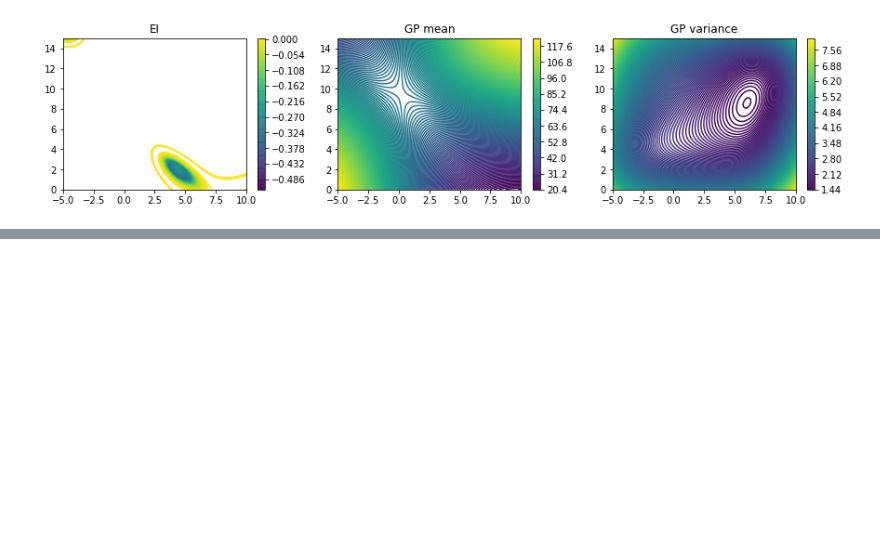
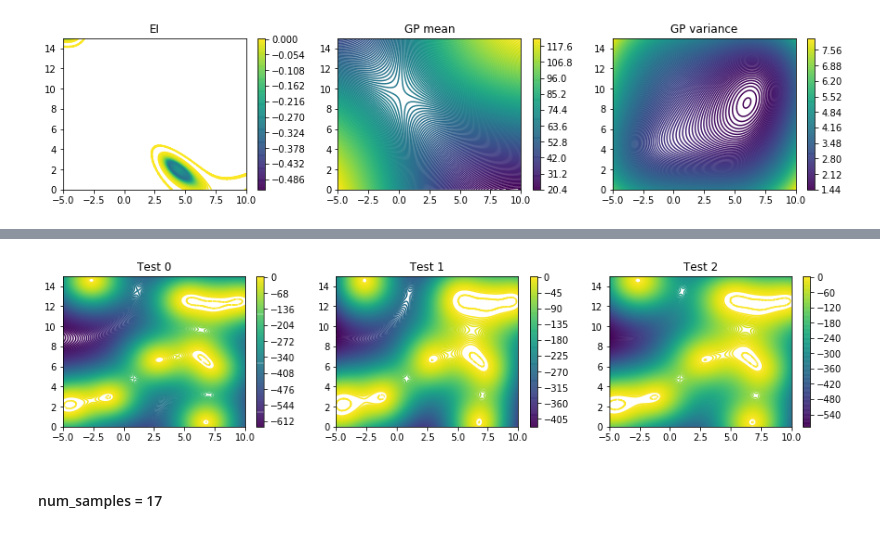
Before and after one commit to alan-turing-institute/SBO_Pyro, a Jupyter notebook: GP_autoguide.ipynb, the cells around one changed output, grey strips where cells are left out. Drawn from its saved outputs; the diff is of its cells as text; code cells hidden in the pictures; blank space fills up the shorter version.

```diff
--- a/GP_autoguide.ipynb
+++ b/GP_autoguide.ipynb
@@ -272,0 +343,14 @@ for i in range(3):
+# %%
+x_new = torch.tensor([[0.1, 0.2]])
+predictive = pyro.infer.Predictive(gp_as_module, guide=guide, num_samples=1, return_sites=('y', 'EI'))
+# %%
+plt.figure(figsize=(15, 3))
+for i in range(3):
+    with torch.no_grad():
+        plt.subplot(1,3,i+1)
+        plt.title("Test %d" % (i))
+        plot_obj(lambda X: predictive(X)['EI'].mean(0))
+# %% [output]
+[figure, added]
+# %% [markdown]
+#### num_samples = 17
```
Also changed, not shown: parts of 8 cells of this notebook.
